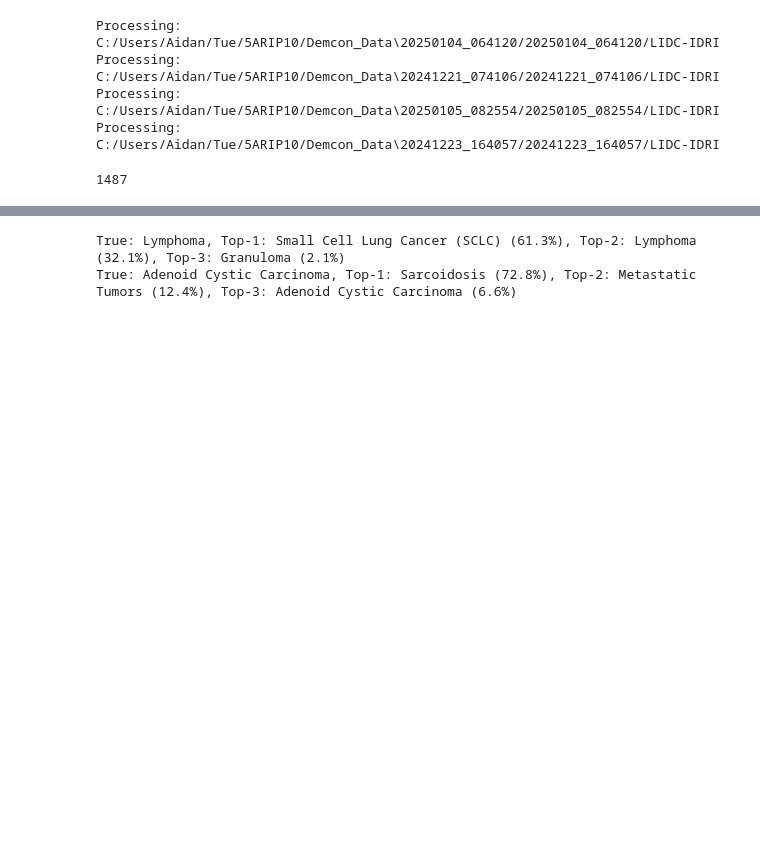
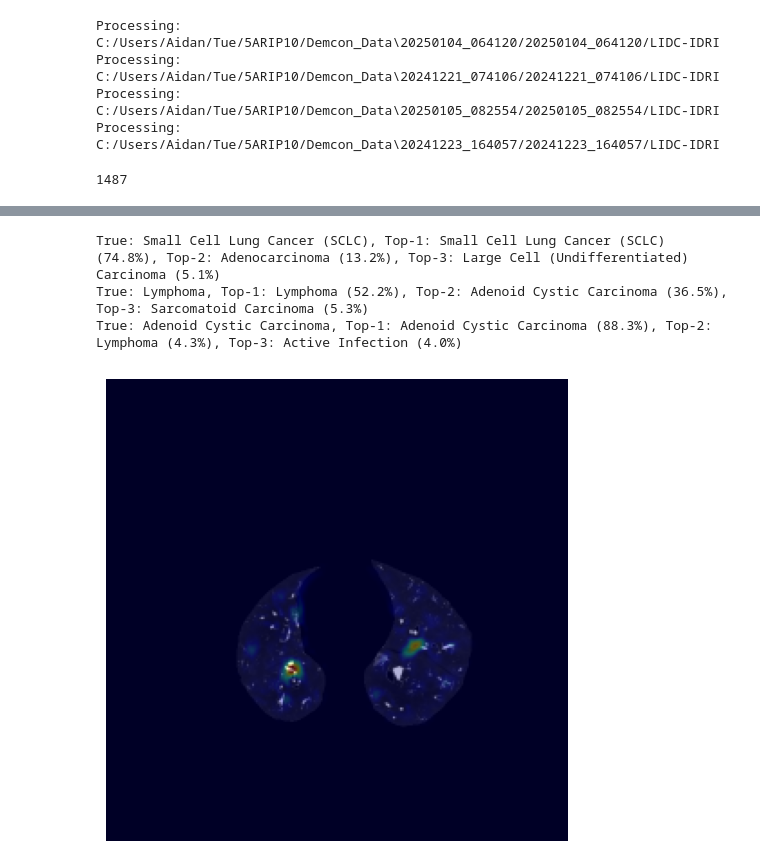
Before and after one commit to Christian-Stefan/Team-Internship, a Jupyter notebook: Model_prep_test.ipynb, the cells around one changed output, grey strips where cells are left out. Cells and saved outputs as stored; diff of their text form; code cells hidden in the pictures; blank space fills up the shorter version.

Commit message:
<add>on<local_context_branch><Baseline_model.ipynb>small cleanup plus baseline model corrected

```diff
--- a/Model_prep_test.ipynb
+++ b/Model_prep_test.ipynb
@@ -62,15 +64,20 @@ True: Lymphoma, Top-1: Small Cell Lung Cancer (SCLC) (61.3%), Top-2: Lymphoma (3
 # %%
-json_path = [r"C:\Users\Aidan\Tue\5ARIP10\Demcon_Data\20241221_074106\20241221_074106\LIDC-IDRI\LIDC-IDRI-0001\01-01-2000-NA-NA-02684\1115371.000000-NA-34253\segmentation_00001.json",r"C:\Users\Aidan\Tue\5ARIP10\Demcon_Data\20241221_074106\20241221_074106\LIDC-IDRI\LIDC-IDRI-0005\01-01-2000-NA-NA-03072\1264842.000000-NA-37425\segmentation_00005.json"]
-local_path = [r"C:\Users\Aidan\Tue\5ARIP10\Segmented\20241221_074106\nodules\LIDC-IDRI-0001",r"C:\Users\Aidan\Tue\5ARIP10\Segmented\20241221_074106\nodules\LIDC-IDRI-0005"]
-context_path = [r"C:\Users\Aidan\Tue\5ARIP10\Segmented\20241221_074106\lungs\LIDC-IDRI-0001",r"C:\Users\Aidan\Tue\5ARIP10\Segmented\20241221_074106\lungs\LIDC-IDRI-0005"]
-for i in range(2):
+json_path = [r"C:\Users\Aidan\Tue\5ARIP10\Demcon_Data\20241221_074106\20241221_074106\LIDC-IDRI\LIDC-IDRI-0000\01-01-2000-NA-NA-02587\3976134.000000-NA-94964\segmentation_00000.json",
+    r"C:\Users\Aidan\Tue\5ARIP10\Demcon_Data\20241221_074106\20241221_074106\LIDC-IDRI\LIDC-IDRI-0001\01-01-2000-NA-NA-02684\1115371.000000-NA-34253\segmentation_00001.json",r"C:\Users\Aidan\Tue\5ARIP10\Demcon_Data\20241221_074106\20241221_074106\LIDC-IDRI\LIDC-IDRI-0005\01-01-2000-NA-NA-03072\1264842.000000-NA-37425\segmentation_00005.json",r"C:\Users\Aidan\Tue\5ARIP10\Demcon_Data\20241221_074106\20241221_074106\LIDC-IDRI\LIDC-IDRI-0024\01-01-2000-NA-NA-04916\1539674.000000-NA-43258\segmentation_00024.json",
+             r"C:\Users\Aidan\Tue\5ARIP10\Demcon_Data\20250104_064120\20250104_064120\LIDC-IDRI\LIDC-IDRI-0016\01-01-2000-NA-NA-04141\2210326.000000-NA-57490\segmentation_00016.json"]
+local_path = [r"C:\Users\Aidan\Tue\5ARIP10\Segmented\20241221_074106\nodules\LIDC-IDRI-0000",r"C:\Users\Aidan\Tue\5ARIP10\Segmented\20241221_074106\nodules\LIDC-IDRI-0001",r"C:\Users\Aidan\Tue\5ARIP10\Segmented\20241221_074106\nodules\LIDC-IDRI-0005",r"C:\Users\Aidan\Tue\5ARIP10\Segmented\20241221_074106\nodules\LIDC-IDRI-0024",
+              r"C:\Users\Aidan\Tue\5ARIP10\Segmented\20250104_064120\nodules\LIDC-IDRI-0016"]
+context_path = [r"C:\Users\Aidan\Tue\5ARIP10\Segmented\20241221_074106\lungs\LIDC-IDRI-0000",r"C:\Users\Aidan\Tue\5ARIP10\Segmented\20241221_074106\lungs\LIDC-IDRI-0001",r"C:\Users\Aidan\Tue\5ARIP10\Segmented\20241221_074106\lungs\LIDC-IDRI-0005",r"C:\Users\Aidan\Tue\5ARIP10\Segmented\20241221_074106\lungs\LIDC-IDRI-0024",
+                r"C:\Users\Aidan\Tue\5ARIP10\Segmented\20250104_064120\lungs\LIDC-IDRI-0016"]
+for i in range(3):
     local = ModelDataInput(json_path=json_path[i],scan_path=local_path[i], local_or_context="Local",naming_method="Aidan")
     context = ModelDataInput(json_path=json_path[i],scan_path=context_path[i], local_or_context="Context",naming_method="Aidan")
 
     local.get_radiomics()
     context.get_radiomics()
-    ev = ModelClassification(modelpkl="triple_fusion_model_altdifflossv2.pkl",volume_local=local.volume_local, volume_context= context.volume_context, radiomics= local.radiomics, labels= local.labels)
+    ev = ModelClassification(modelpkl="triple_fusion_model_altdifflossv3.pkl",volume_local=local.volume_local, volume_context= context.volume_context, radiomics= local.radiomics, labels= local.labels)
     ev.get_result()
 # %% [output]
-True: Lymphoma, Top-1: Small Cell Lung Cancer (SCLC) (61.3%), Top-2: Lymphoma (32.1%), Top-3: Granuloma (2.1%)
-True: Adenoid Cystic Carcinoma, Top-1: Sarcoidosis (72.8%), Top-2: Metastatic Tumors (12.4%), Top-3: Adenoid Cystic Carcinoma (6.6%)
+True: Small Cell Lung Cancer (SCLC), Top-1: Small Cell Lung Cancer (SCLC) (74.8%), Top-2: Adenocarcinoma (13.2%), Top-3: Large Cell (Undifferentiated) Carcinoma (5.1%)
+True: Lymphoma, Top-1: Lymphoma (52.2%), Top-2: Adenoid Cystic Carcinoma (36.5%), Top-3: Sarcomatoid Carcinoma (5.3%)
+True: Adenoid Cystic Carcinoma, Top-1: Adenoid Cystic Carcinoma (88.3%), Top-2: Lymphoma (4.3%), Top-3: Active Infection (4.0%)
@@ -76,0 +93,58 @@ True: Adenoid Cystic Carcinoma, Top-1: Sarcoidosis (72.8%), Top-2: Metastatic Tu
+# %%
+import torch
+from pytorch_grad_cam.utils.model_targets import ClassifierOutputTarget
+
+# Convert numpy to tensor if needed and ensure dtype and device
+input_tensor = torch.from_numpy(context.volume_context).float().to(device)
+
+# Ensure it has shape [B, C, D, H, W]
+if input_tensor.ndim == 4:
+    input_tensor = input_tensor.unsqueeze(0)  # Add batch dimension
+
+# Process target label
+target_category = context.labels.item() if isinstance(context.labels, torch.Tensor) else int(context.labels)
+
+# Initialize Grad-CAM
+cam = GradCAM(model=ev.model.context_branch, target_layers=[target_layer])
+
+# Run Grad-CAM
+grayscale_cam = cam(input_tensor=input_tensor, targets=[ClassifierOutputTarget(target_category)])
+# %%
+# Visualize the heatmap
+import cv2
+import numpy as np
+import matplotlib.pyplot as plt
+
+
+def normalize(x):
+    x = x - x.min()
+    x = x / (x.max() + 1e-5)
+    return x
+
+volume = context.volume_context[0]
+grayscale = grayscale_cam[0]
+
+# Take the middle slice
+mid = volume.shape[0] // 2
+slice_img = normalize(volume[mid])
+cam_slice = normalize(grayscale[mid])
+
+if cam_slice.shape != slice_img.shape:
+    cam_slice = cv2.resize(cam_slice, slice_img.shape[::-1])
+
+# Convert CAM to heatmap
+cam_uint8 = np.ascontiguousarray((cam_slice * 255).astype(np.uint8))
+heatmap = cv2.applyColorMap(cam_uint8, cv2.COLORMAP_JET)
+heatmap = cv2.cvtColor(heatmap, cv2.COLOR_BGR2RGB) / 255.0
+
+# Prepare grayscale CT image
+ct_rgb = np.stack([slice_img] * 3, axis=-1)
+
+overlay = 0.7 * ct_rgb + 0.3 * heatmap
+
+plt.figure(figsize=(6, 6))
+plt.imshow(overlay)
+plt.axis("off")
+plt.show()
+# %% [output]
+[figure, added]
```
Also changed, not shown: parts of 9 cells of this notebook, 3 other files.
